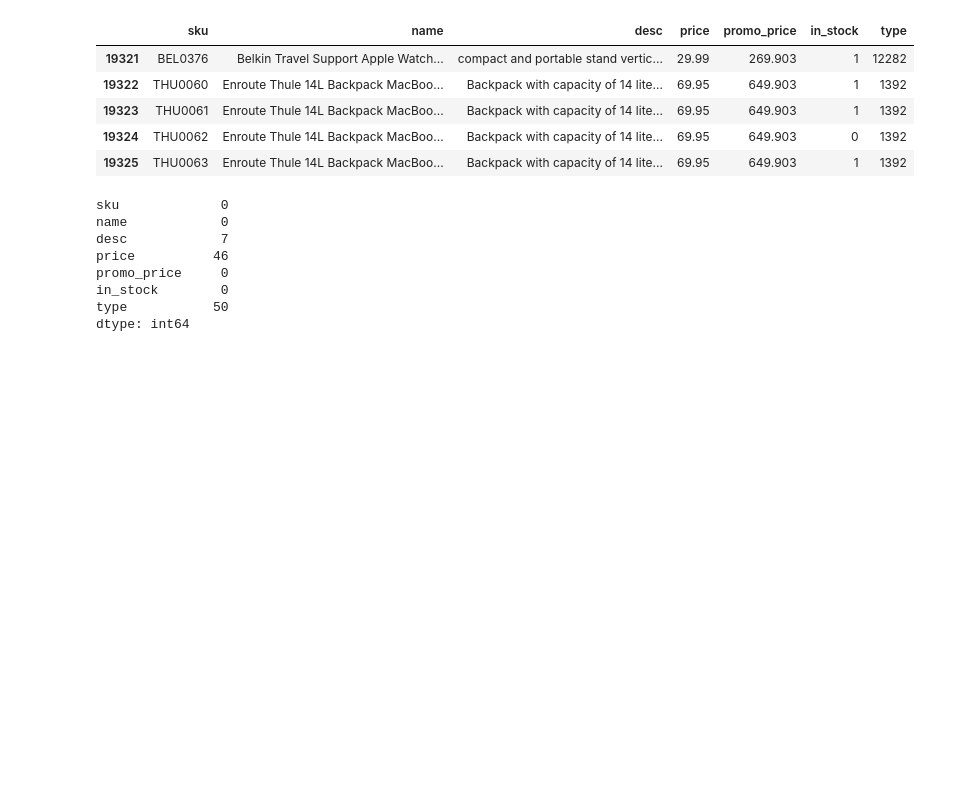
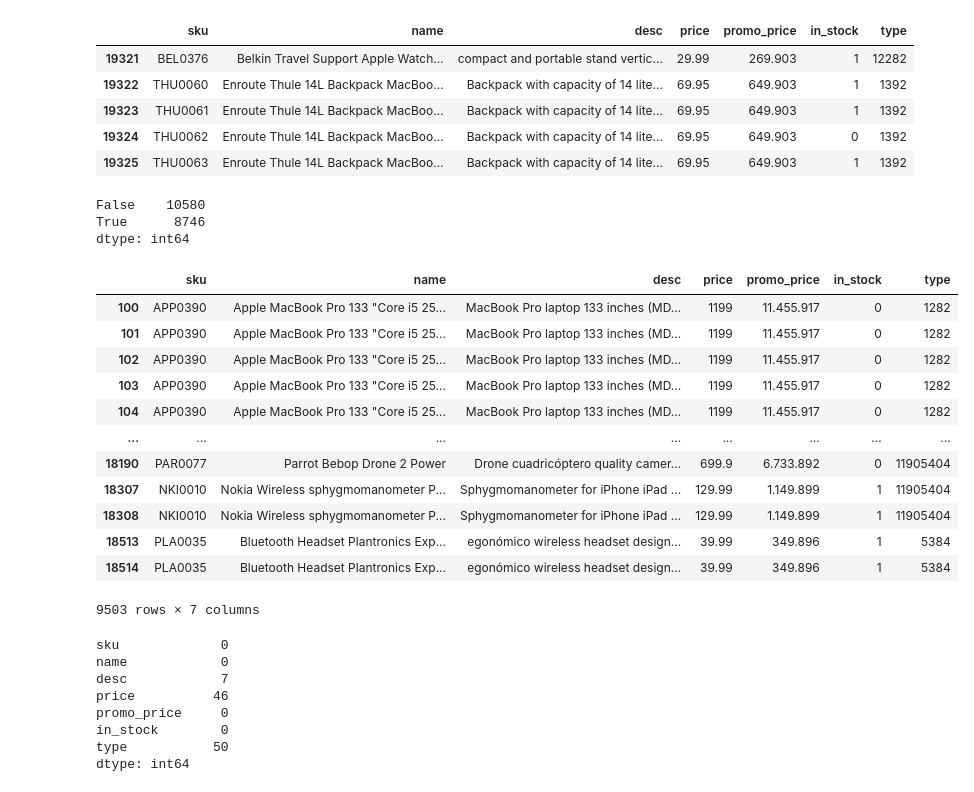
Before and after one commit to kriiis/project_2_pandas_matplotlib, a Jupyter notebook: initial_explorations.ipynb, the cells around one changed output. Saved outputs shown, nothing was run; the diff lists cells and outputs as text; code cells hidden in the pictures; blank space fills up the shorter version.

```diff
--- a/initial_explorations.ipynb
+++ b/initial_explorations.ipynb
@@ -211,6 +282,31 @@ products.tail()
 | 19323 | THU0061 | Enroute Thule 14L Backpack MacBoo... | Backpack with capacity of 14 lite... | 69.95 | 649.903 | 1 | 1392 |
 | 19324 | THU0062 | Enroute Thule 14L Backpack MacBoo... | Backpack with capacity of 14 lite... | 69.95 | 649.903 | 0 | 1392 |
 | 19325 | THU0063 | Enroute Thule 14L Backpack MacBoo... | Backpack with capacity of 14 lite... | 69.95 | 649.903 | 1 | 1392 |
+# %%
+# 8746 duplicated values in the products dataframe - to be checked
+products.duplicated().value_counts()
+# %% [output]
+False    10580
+True      8746
+dtype: int64
+# %%
+#gives back all the dublicated rows
+#they are more because before only the first occurence of a duplicate was checked
+products[products.duplicated(keep=False)]
+# %% [output]
+|  | sku | name | desc | price | promo_price | in_stock | type |
+| 100 | APP0390 | Apple MacBook Pro 133 "Core i5 25... | MacBook Pro laptop 133 inches (MD... | 1199 | 11.455.917 | 0 | 1282 |
+| 101 | APP0390 | Apple MacBook Pro 133 "Core i5 25... | MacBook Pro laptop 133 inches (MD... | 1199 | 11.455.917 | 0 | 1282 |
+| 102 | APP0390 | Apple MacBook Pro 133 "Core i5 25... | MacBook Pro laptop 133 inches (MD... | 1199 | 11.455.917 | 0 | 1282 |
+| 103 | APP0390 | Apple MacBook Pro 133 "Core i5 25... | MacBook Pro laptop 133 inches (MD... | 1199 | 11.455.917 | 0 | 1282 |
+| 104 | APP0390 | Apple MacBook Pro 133 "Core i5 25... | MacBook Pro laptop 133 inches (MD... | 1199 | 11.455.917 | 0 | 1282 |
+| ... | ... | ... | ... | ... | ... | ... | ... |
+| 18190 | PAR0077 | Parrot Bebop Drone 2 Power | Drone cuadricóptero quality camer... | 699.9 | 6.733.892 | 0 | 11905404 |
+| 18307 | NKI0010 | Nokia Wireless sphygmomanometer P... | Sphygmomanometer for iPhone iPad ... | 129.99 | 1.149.899 | 1 | 11905404 |
+| 18308 | NKI0010 | Nokia Wireless sphygmomanometer P... | Sphygmomanometer for iPhone iPad ... | 129.99 | 1.149.899 | 1 | 11905404 |
+| 18513 | PLA0035 | Bluetooth Headset Plantronics Exp... | egonómico wireless headset design... | 39.99 | 349.896 | 1 | 5384 |
+| 18514 | PLA0035 | Bluetooth Headset Plantronics Exp... | egonómico wireless headset design... | 39.99 | 349.896 | 1 | 5384 |
+9503 rows × 7 columns
 # %%
 #number of missing values
 products.isna().sum()
```
Also changed, not shown: parts of 9 cells of this notebook.
